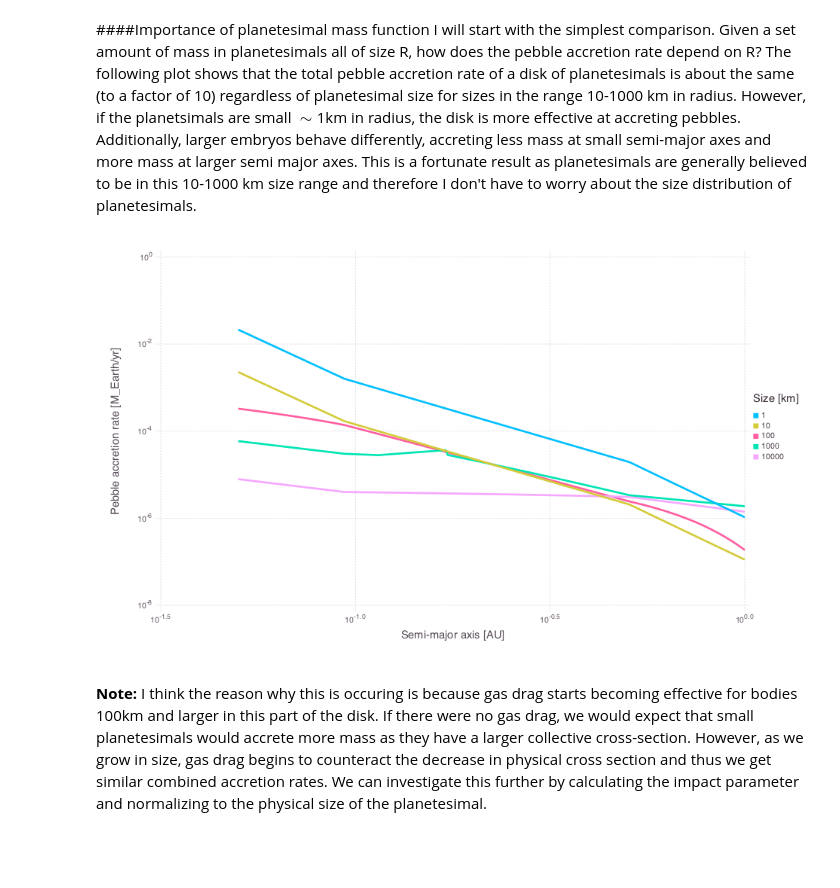
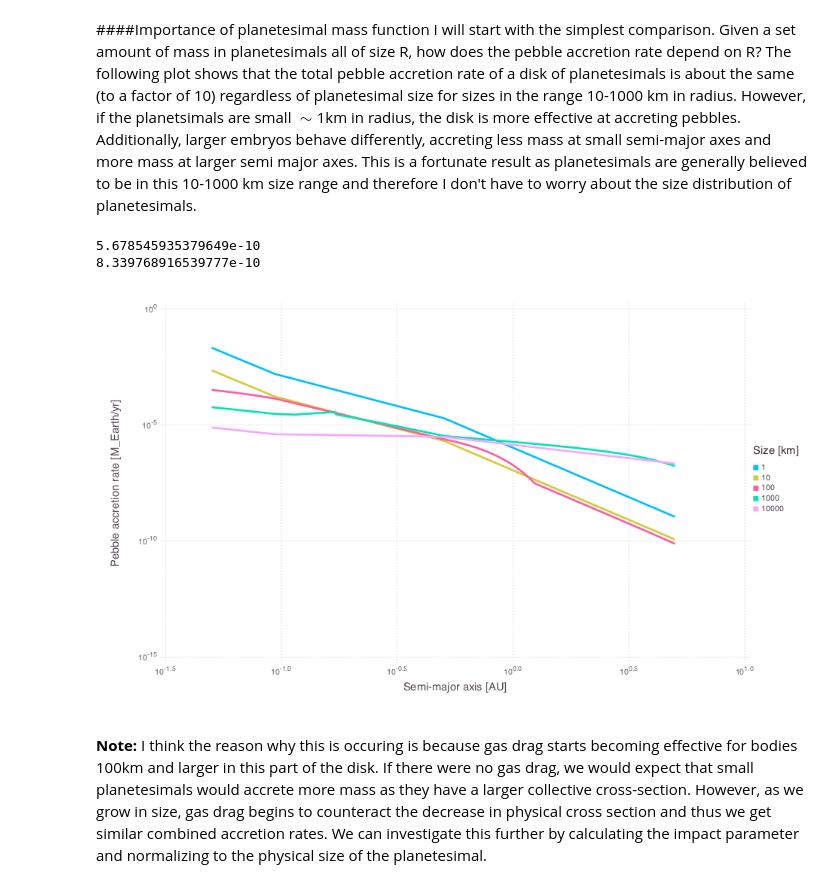
Before and after one commit to jcmoriar/SuperEarthViaPebbleAccretion, a Jupyter notebook: docs/Pebble Accretion.ipynb, the cells around one changed output. Saved outputs shown, nothing was run; the diff lists cells and outputs as text; code cells hidden in the pictures; blank space fills up the shorter version.

```diff
--- a/docs/Pebble Accretion.ipynb
+++ b/docs/Pebble Accretion.ipynb
@@ -138,20 +138,23 @@ color=["10", "100", "1000", "10000"], Guide.colorkey("Size [km]"), Theme(line_wi
 I will start with the simplest comparison. Given a set amount of mass in planetesimals all of size R, how does the pebble accretion rate depend on R? The following plot shows that the total pebble accretion rate of a disk of planetesimals is about the same (to a factor of 10) regardless of planetesimal size for sizes in the range 10-1000 km in radius. However, if the planetsimals are small $\sim$1km in radius, the disk is more effective at accreting pebbles. Additionally, larger embryos behave differently, accreting less mass at small semi-major axes and more mass at larger semi major axes. This is a fortunate result as planetesimals are generally believed to be in this 10-1000 km size range and therefore I don't have to worry about the size distribution of planetesimals.
 # %%
 include("../src/pebble_accretion.jl")
-using Gadfly
 set_default_plot_size(25cm, 15cm)
 m_tot = 0.05
 time = 1e5
 a1(x) = total_accretion_rate(10^x, time, m_tot, body_size=1.)
 a10(x) = total_accretion_rate(10^x, time, m_tot, body_size=10.)
 a100(x) = total_accretion_rate(10^x, time, m_tot, body_size=100.)
 a1000(x) = total_accretion_rate(10^x, time, m_tot, body_size=1000.)
 a10000(x) = total_accretion_rate(10^x, time, m_tot, body_size=10000.)
-plot([a1, a10, a100, a1000, a10000], 5e-2, 1e0, Scale.x_log10, Scale.y_log10,
+println(a100(.5))
+println(a10(.5))
+plot([a1, a10, a100, a1000, a10000], 5e-2, 5e0, Scale.x_log10, Scale.y_log10,
 Guide.xlabel("Semi-major axis [AU]"), Guide.ylabel("Pebble accretion rate [M_Earth/yr]"),
 color=["1", "10", "100", "1000", "10000"], Guide.colorkey("Size [km]"), Theme(line_width=2pt))
 # %% [output]
+5.678545935379649e-10
+8.339768916539777e-10
-[figure, old version]
+[figure, new version]
 # %% [markdown]
 **Note:** I think the reason why this is occuring is because gas drag starts becoming effective for bodies 100km and larger in this part of the disk. If there were no gas drag, we would expect that small planetesimals would accrete more mass as they have a larger collective cross-section. However, as we grow in size, gas drag begins to counteract the decrease in physical cross section and thus we get similar combined accretion rates. We can investigate this further by calculating the impact parameter and normalizing to the physical size of the planetesimal.
 # %%
```
Also changed, not shown: parts of 7 cells of this notebook, 1 other file.
